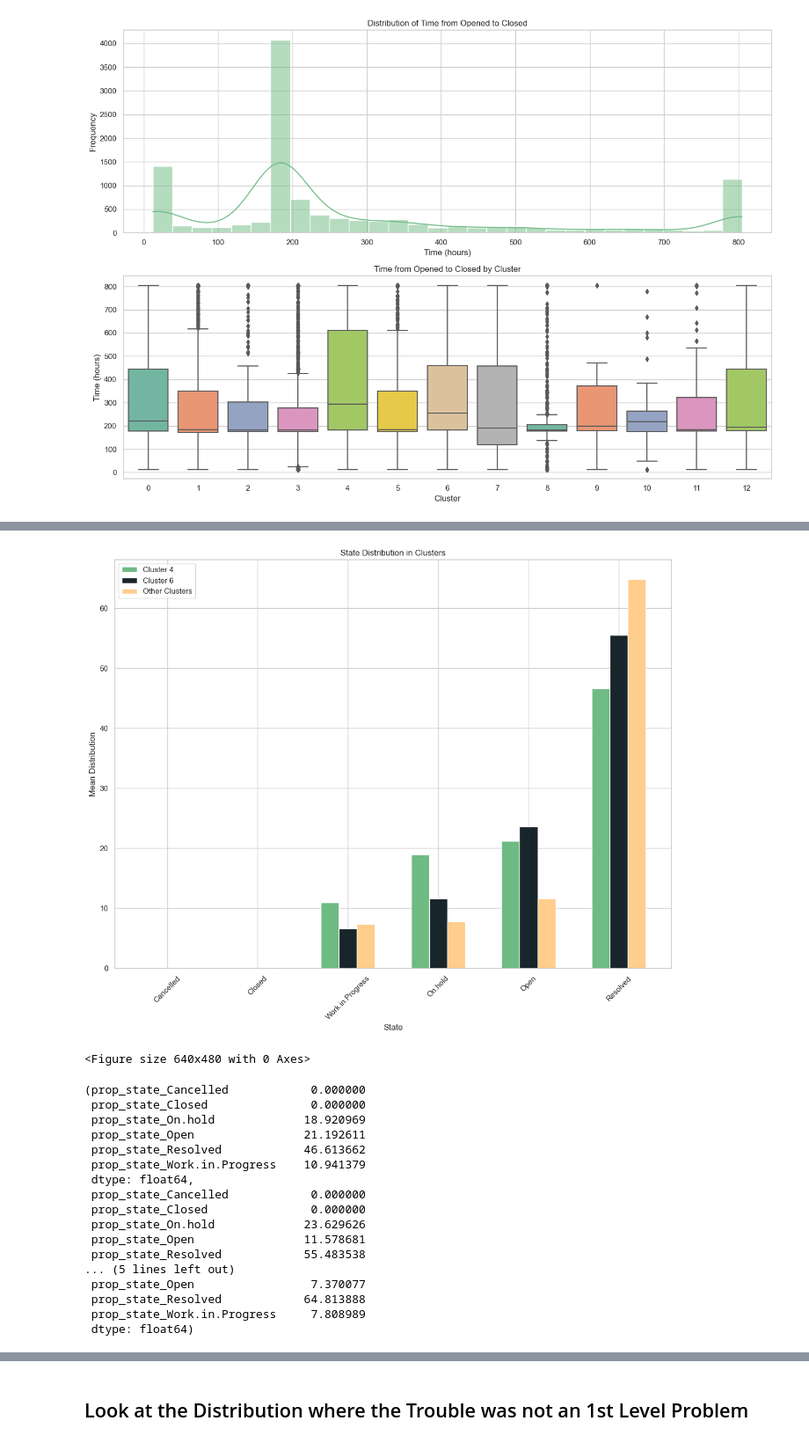
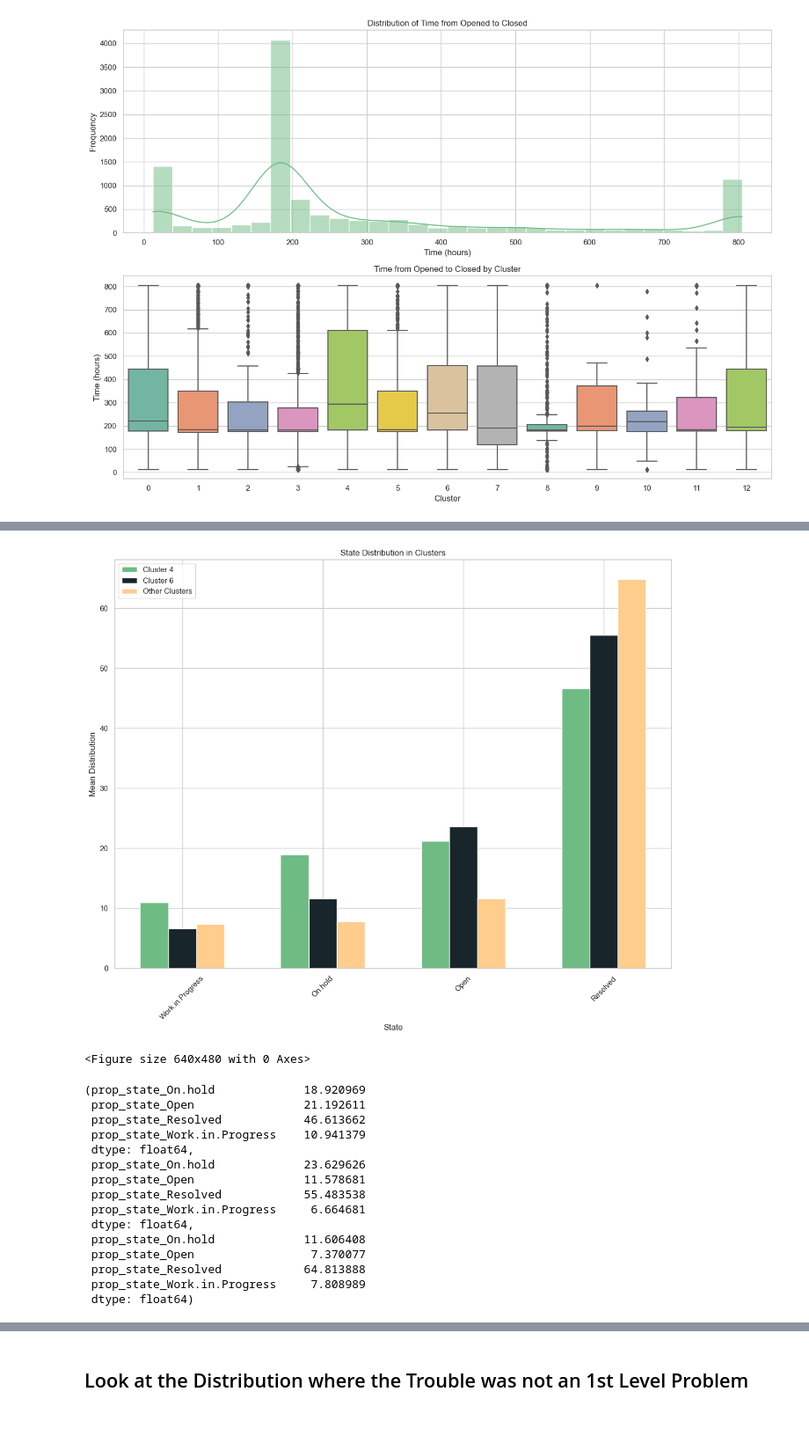
Before and after one commit to Larsibaer/Thesis, a Jupyter notebook: code_analysis.ipynb, the cells around one changed output, grey strips where cells are left out. Shown at 88% size. Saved outputs shown, nothing was run; the diff lists cells and outputs as text; code cells hidden in the pictures.

Commit message:
Add Plots

```diff
--- a/code_analysis.ipynb
+++ b/code_analysis.ipynb
@@ -194,6 +282,10 @@ others = data[~data['cluster'].isin([4, 6])]
 
 # Filtering columns
 columns_state = [col for col in data.columns if col.startswith('prop_state')]
+
+# Remove columns with closed or cancelled
+columns_state.remove('prop_state_Closed')
+columns_state.remove('prop_state_Cancelled')
 
 # Calculating means
 cluster_4_state_summary = cluster_4[columns_state].mean()
@@ -208,48 +300,46 @@ bar_width = 0.2
 
 # Set positions for bars
 positions_4 = range(len(cluster_4_state_summary))
 positions_6 = [p + bar_width for p in positions_4]
 positions_other = [p + bar_width * 2 for p in positions_4]
 
 # Plotting bars
 ax.bar(positions_4, cluster_4_state_summary.sort_values(), color=color_main, width=bar_width, label='Cluster 4')
 ax.bar(positions_6, cluster_6_state_summary.sort_values(), color=color_second, width=bar_width, label='Cluster 6')
 ax.bar(positions_other, others_state_summary.sort_values(), color=color_CS, width=bar_width, label='Other Clusters')
 
 # Set x-axis ticks and labels
 ax.set_xticks([p + bar_width for p in positions_4])
 ax.set_xticklabels([col.replace('prop_state_', '') for col in cluster_4_state_summary.sort_values().index], rotation=45)
 # Titles and labels
 plt.title('State Distribution in Clusters')
 plt.xlabel('State')
 plt.ylabel('Mean Distribution')
 plt.legend()
 
 # Adjust layout and display
 plt.tight_layout()
 plt.show()
 
 # Adjust layout and show the plots
 plt.tight_layout(pad=3.0)
 plt.show()
 
 (cluster_4_state_summary, cluster_6_state_summary, others_state_summary)
 # %% [output]
-[figure, old version]
+[figure, new version]
 <Figure size 640x480 with 0 Axes>
-(prop_state_Cancelled            0.000000
- prop_state_Closed               0.000000
- prop_state_On.hold             18.920969
+(prop_state_On.hold             18.920969
  prop_state_Open                21.192611
  prop_state_Resolved            46.613662
  prop_state_Work.in.Progress    10.941379
  dtype: float64,
- prop_state_Cancelled            0.000000
- prop_state_Closed               0.000000
  prop_state_On.hold             23.629626
  prop_state_Open                11.578681
  prop_state_Resolved            55.483538
-... (5 lines left out)
+ prop_state_Work.in.Progress     6.664681
+ dtype: float64,
+ prop_state_On.hold             11.606408
  prop_state_Open                 7.370077
  prop_state_Resolved            64.813888
  prop_state_Work.in.Progress     7.808989
```
Also changed, not shown: parts of 2 cells of this notebook.
